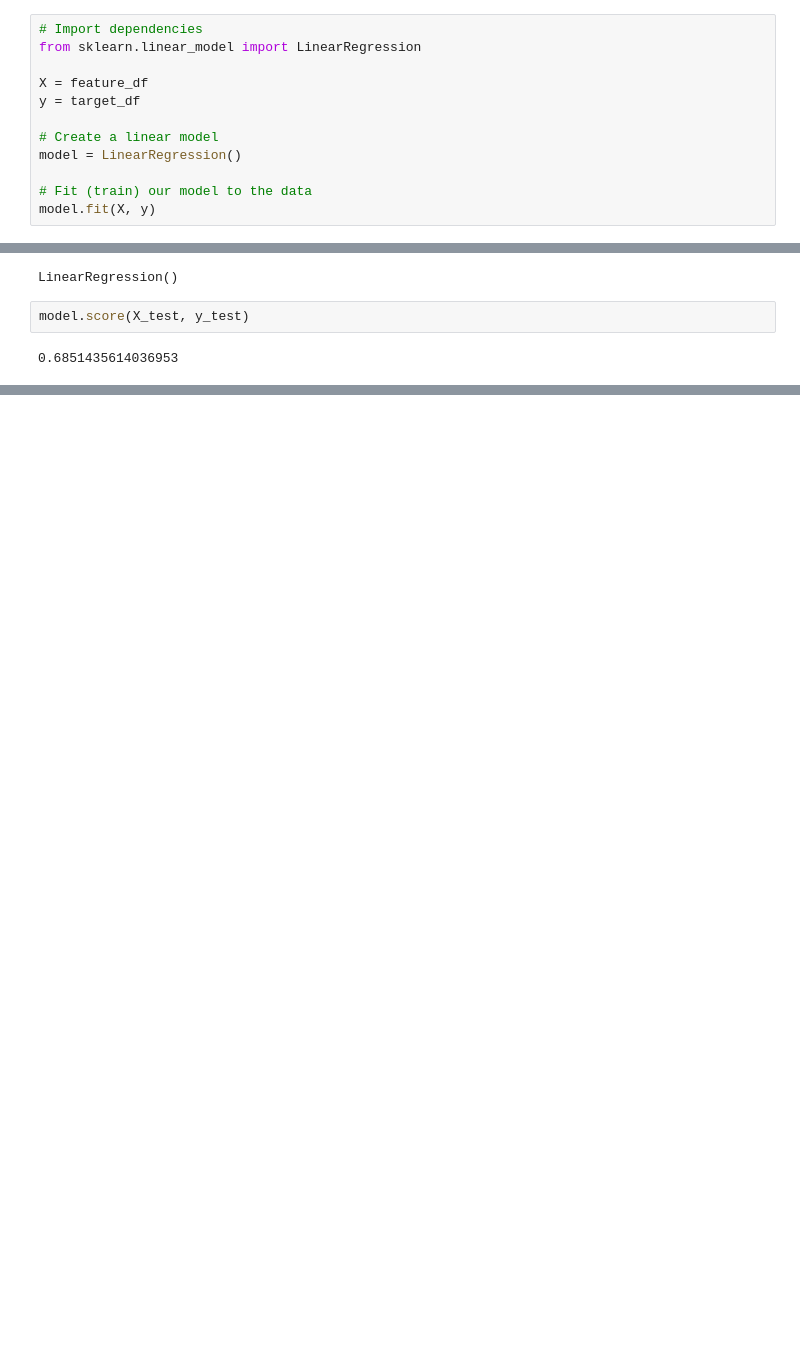
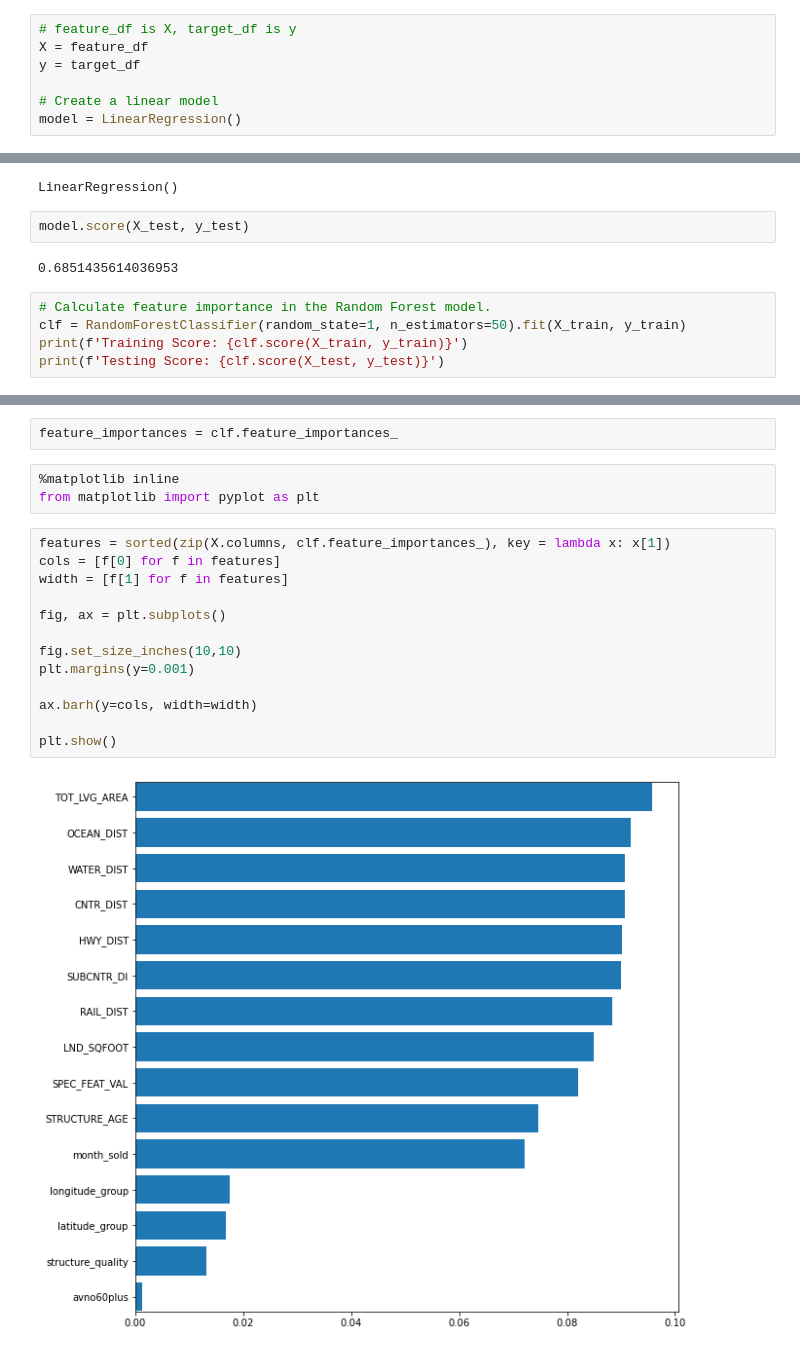
Before and after one commit to kwarzeski/housing_data, a Jupyter notebook: mlearning_Kelsey.ipynb, the cells around one changed output, grey strips where cells are left out. Drawn from its saved outputs; the diff is of its cells as text; blank space fills up the shorter version.

Commit message:
feature importance calculated and graphed, predictions on testing data calculated

```diff
--- a/mlearning_Kelsey.ipynb
+++ b/mlearning_Kelsey.ipynb
@@ -119,14 +123,9 @@ feature_df
 | 13931 | 8833.0 | 1867.0 | 266.0 | 3793.9 | 20859.6 | 3421.0 | 21928.6 | 12599.0 | ... |
 13932 rows × 15 columns
 # %%
-# Import dependencies
-from sklearn.linear_model import LinearRegression
-
+# feature_df is X, target_df is y
 X = feature_df
 y = target_df
 
 # Create a linear model
 model = LinearRegression()
-
-# Fit (train) our model to the data
-model.fit(X, y)
@@ -144,3 +141,8 @@ LinearRegression()
 model.score(X_test, y_test)
 # %% [output]
 0.6851435614036953
+# %%
+# Calculate feature importance in the Random Forest model.
+clf = RandomForestClassifier(random_state=1, n_estimators=50).fit(X_train, y_train)
+print(f'Training Score: {clf.score(X_train, y_train)}')
+print(f'Testing Score: {clf.score(X_test, y_test)}')
@@ -146,0 +152,20 @@ model.score(X_test, y_test)
+# %%
+feature_importances = clf.feature_importances_
+# %%
+%matplotlib inline
+from matplotlib import pyplot as plt
+# %%
+features = sorted(zip(X.columns, clf.feature_importances_), key = lambda x: x[1])
+cols = [f[0] for f in features]
+width = [f[1] for f in features]
+
+fig, ax = plt.subplots()
+
+fig.set_size_inches(10,10)
+plt.margins(y=0.001)
+
+ax.barh(y=cols, width=width)
+
+plt.show()
+# %% [output]
+[figure, added]
```
Also changed, not shown: parts of 10 cells of this notebook, 2 other files.
